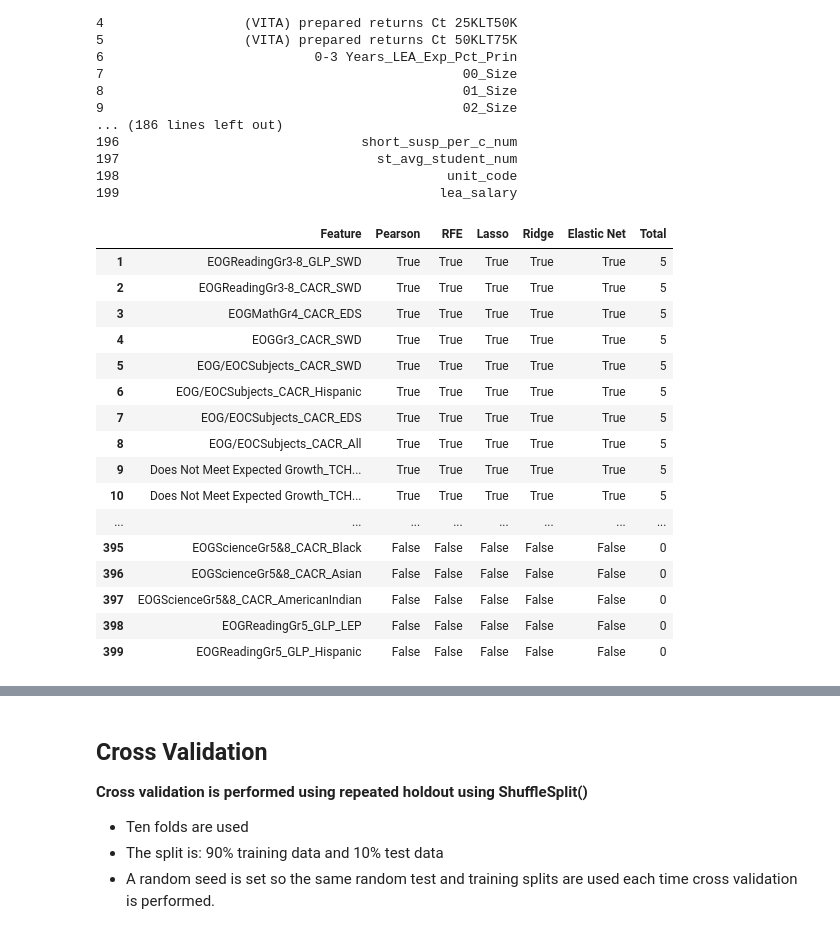
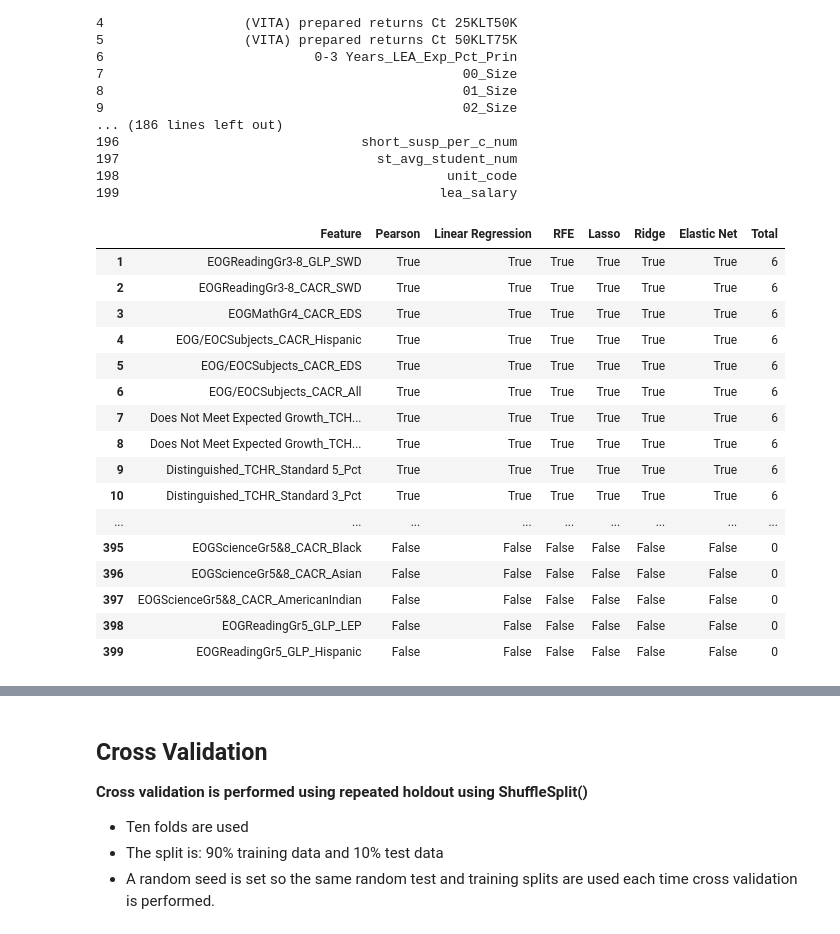
Before and after one commit to wtubin/TeacherRetentionofNC, a Jupyter notebook: 2017/Models/NCTeacherAttritionRatePredict.ipynb, the cells around one changed output, grey strips where cells are left out. Saved outputs shown, nothing was run; the diff lists cells and outputs as text; code cells hidden in the pictures.

```diff
--- a/2017/Models/NCTeacherAttritionRatePredict.ipynb
+++ b/2017/Models/NCTeacherAttritionRatePredict.ipynb
@@ -371,0 +311,13 @@ Fitting estimator with 298 features.
+# %%
+from sklearn.feature_selection import SelectFromModel
+from sklearn.svm import LinearSVC
+from sklearn.linear_model import LinearRegression
+
+Linear = LinearRegression()
+
+Linear_selector = SelectFromModel(Linear, threshold='1.25*median', max_features=max_features)
+Linear_selector.fit(X_fs, y_fs)
+Linear_support = Linear_selector.get_support()
+Linear_feature = X_fs.loc[:,Linear_support].columns.tolist()
+print(str(len(Linear_feature)), 'selected features')
+print(pd.DataFrame(Linear_feature))
@@ -470,38 +440,39 @@ print(pd.DataFrame(ELN_feature))
 # %%
 ## Summary
 pd.set_option('display.max_rows', None)
 # put all selection together
 feature_selection_df = pd.DataFrame({'Feature':feature_name
                                      , 'Pearson':cor_support
-                                     #, 'Chi-2':chi_support
+                                     , 'Linear Regression':Linear_support
                                      , 'RFE':rfe_support
                                      , 'Lasso':LassoCV_support
                                      ,'Ridge':reg_support
                                      , 'Elastic Net':ELN_support
+
                                     })
 # count the selected times for each feature
 feature_selection_df['Total'] = np.sum(feature_selection_df, axis=1)
 # display the top 100
 feature_selection_df = feature_selection_df.sort_values(['Total','Feature'] ,
 ascending=False)
 feature_selection_df.index = range(1, len(feature_selection_df)+1)
 feature_selection_df
 # %% [output]
-|  | Feature | Pearson | RFE | Lasso | Ridge | Elastic Net | Total |
-| 1 | EOGReadingGr3-8_GLP_SWD | True | True | True | True | True | 5 |
-| 2 | EOGReadingGr3-8_CACR_SWD | True | True | True | True | True | 5 |
-| 3 | EOGMathGr4_CACR_EDS | True | True | True | True | True | 5 |
-| 4 | EOGGr3_CACR_SWD | True | True | True | True | True | 5 |
-| 5 | EOG/EOCSubjects_CACR_SWD | True | True | True | True | True | 5 |
-| 6 | EOG/EOCSubjects_CACR_Hispanic | True | True | True | True | True | 5 |
-| 7 | EOG/EOCSubjects_CACR_EDS | True | True | True | True | True | 5 |
-| 8 | EOG/EOCSubjects_CACR_All | True | True | True | True | True | 5 |
-| 9 | Does Not Meet Expected Growth_TCH... | True | True | True | True | True | 5 |
-| 10 | Does Not Meet Expected Growth_TCH... | True | True | True | True | True | 5 |
-| ... | ... | ... | ... | ... | ... | ... | ... |
-| 395 | EOGScienceGr5&8_CACR_Black | False | False | False | False | False | 0 |
-| 396 | EOGScienceGr5&8_CACR_Asian | False | False | False | False | False | 0 |
-| 397 | EOGScienceGr5&8_CACR_AmericanIndian | False | False | False | False | False | 0 |
-| 398 | EOGReadingGr5_GLP_LEP | False | False | False | False | False | 0 |
-| 399 | EOGReadingGr5_GLP_Hispanic | False | False | False | False | False | 0 |
+|  | Feature | Pearson | Linear Regression | RFE | Lasso | Ridge | Elastic Net | Total |
+| 1 | EOGReadingGr3-8_GLP_SWD | True | True | True | True | True | True | 6 |
+| 2 | EOGReadingGr3-8_CACR_SWD | True | True | True | True | True | True | 6 |
+| 3 | EOGMathGr4_CACR_EDS | True | True | True | True | True | True | 6 |
+| 4 | EOG/EOCSubjects_CACR_Hispanic | True | True | True | True | True | True | 6 |
+| 5 | EOG/EOCSubjects_CACR_EDS | True | True | True | True | True | True | 6 |
+| 6 | EOG/EOCSubjects_CACR_All | True | True | True | True | True | True | 6 |
+| 7 | Does Not Meet Expected Growth_TCH... | True | True | True | True | True | True | 6 |
+| 8 | Does Not Meet Expected Growth_TCH... | True | True | True | True | True | True | 6 |
+| 9 | Distinguished_TCHR_Standard 5_Pct | True | True | True | True | True | True | 6 |
+| 10 | Distinguished_TCHR_Standard 3_Pct | True | True | True | True | True | True | 6 |
+| ... | ... | ... | ... | ... | ... | ... | ... | ... |
+| 395 | EOGScienceGr5&8_CACR_Black | False | False | False | False | False | False | 0 |
+| 396 | EOGScienceGr5&8_CACR_Asian | False | False | False | False | False | False | 0 |
+| 397 | EOGScienceGr5&8_CACR_AmericanIndian | False | False | False | False | False | False | 0 |
+| 398 | EOGReadingGr5_GLP_LEP | False | False | False | False | False | False | 0 |
+| 399 | EOGReadingGr5_GLP_Hispanic | False | False | False | False | False | False | 0 |
 # %%
```
Also changed, not shown: parts of 36 cells of this notebook, 1 other file.
